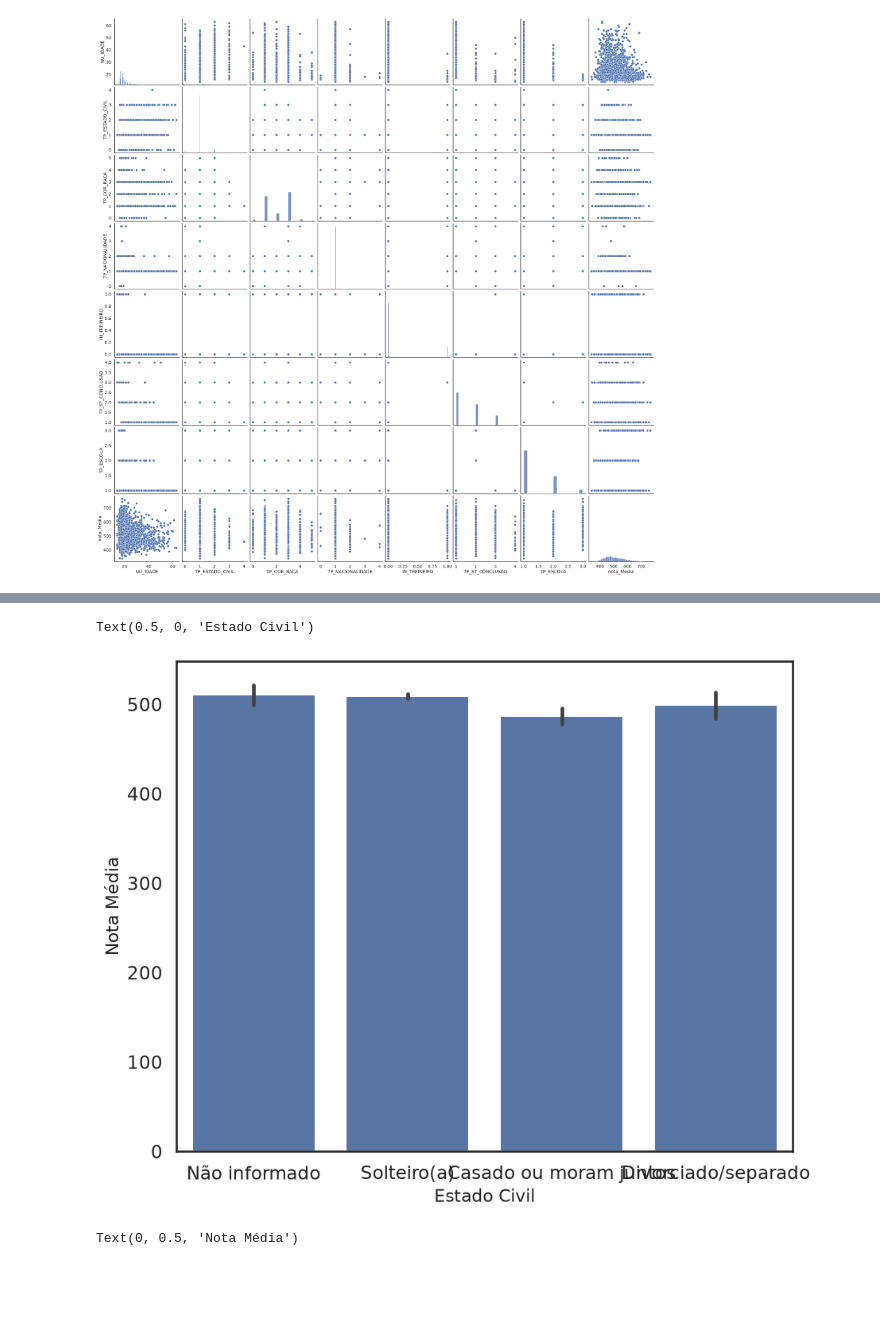
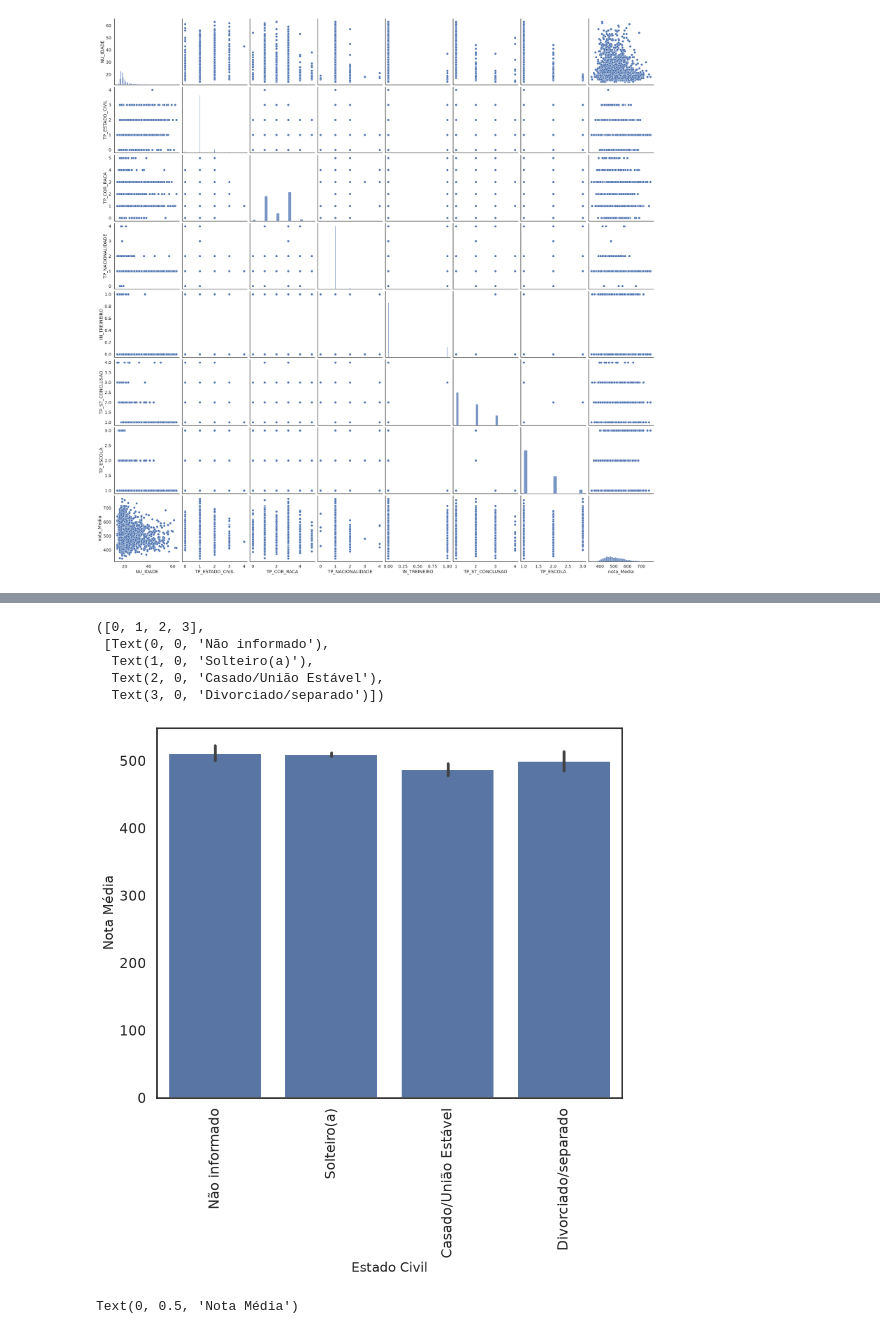
Before and after one commit to akira-gabriel/Enem-2019, a Jupyter notebook: notebooks/01_eda.ipynb, the cells around one changed output, grey strips where cells are left out. Cells and saved outputs as stored; diff of their text form; code cells hidden in the pictures; blank space fills up the shorter version.

```diff
--- a/notebooks/01_eda.ipynb
+++ b/notebooks/01_eda.ipynb
@@ -302 +338,9 @@ sns.pairplot(data = df[['NU_IDADE', 'TP_ESTADO_CIVIL', 'TP_COR_RACA', 'TP_NACION
+# %%
+df['CO_FAIXA_IDADE'] = pd.cut(
+    df['NU_IDADE'],
+    bins=[0, 17, 24, 34, 150],
+    labels=['Menor de 18', '18-24', '25-34', '35 ou mais'],
+    right=True,
+    ordered=True
+)
 # %%
@@ -309,10 +353,18 @@ Text(0.5, 0, 'Idade')
+# %%
+df['NO_ESTADO_CIVIL'] = df['TP_ESTADO_CIVIL'].map({0:'Não informado', 1:'Solteiro(a)', 2:'Casado/União Estável', 3:'Divorciado/separado'})
 # %%
-sns.barplot(data=df, x = df['TP_ESTADO_CIVIL'].map({0:'Não informado', 1:'Solteiro(a)', 2:'Casado ou moram juntos', 3:'Divorciado/separado'}), y = 'nota_Media')
+plt.Figure(figsize=(10,5))
+sns.barplot(data=df, x = df['NO_ESTADO_CIVIL'], y=df['nota_Media'])
 plt.ylabel('Nota Média', fontsize=16)
 plt.xlabel('Estado Civil', fontsize=16)
+plt.xticks(rotation=90)
 # %% [output]
-Text(0.5, 0, 'Estado Civil')
+([0, 1, 2, 3],
+ [Text(0, 0, 'Não informado'),
+  Text(1, 0, 'Solteiro(a)'),
+  Text(2, 0, 'Casado/União Estável'),
+  Text(3, 0, 'Divorciado/separado')])
-[figure, old version]
+[figure, new version]
 # %%
 sns.barplot(data=df, x= 'Q006', y = 'nota_Media')
 plt.xlabel('Renda')
```
Also changed, not shown: parts of 7 cells of this notebook.
